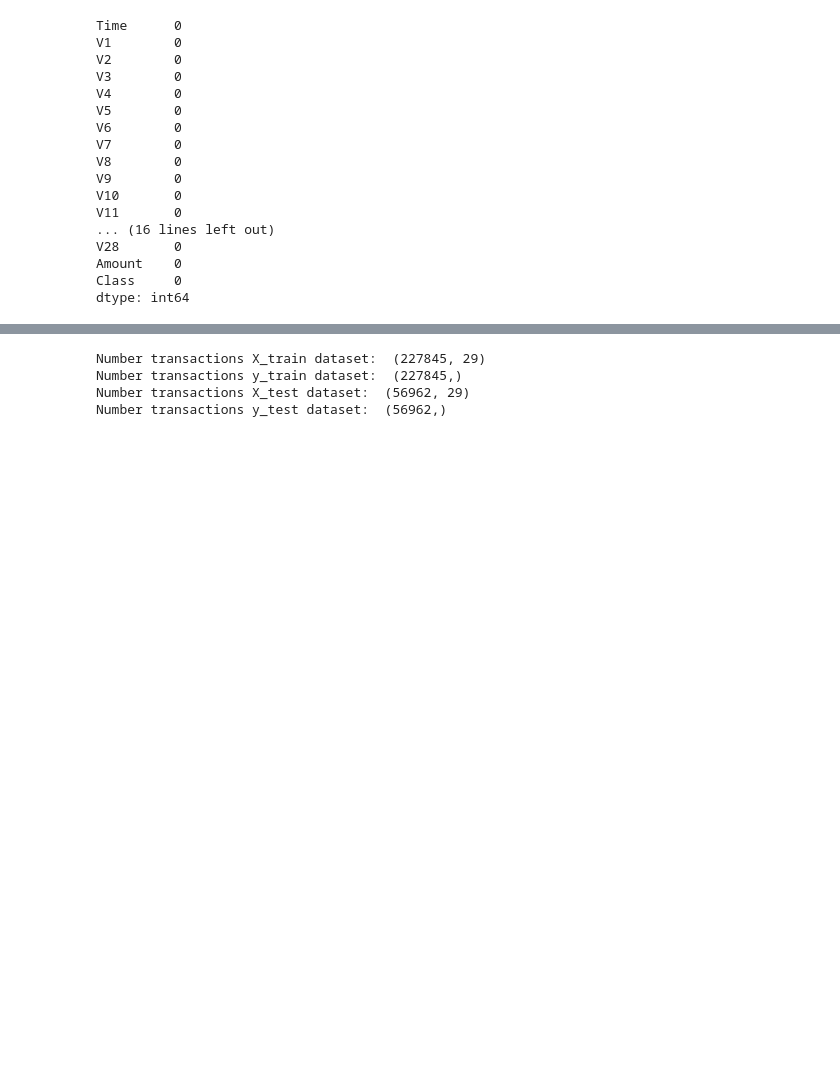
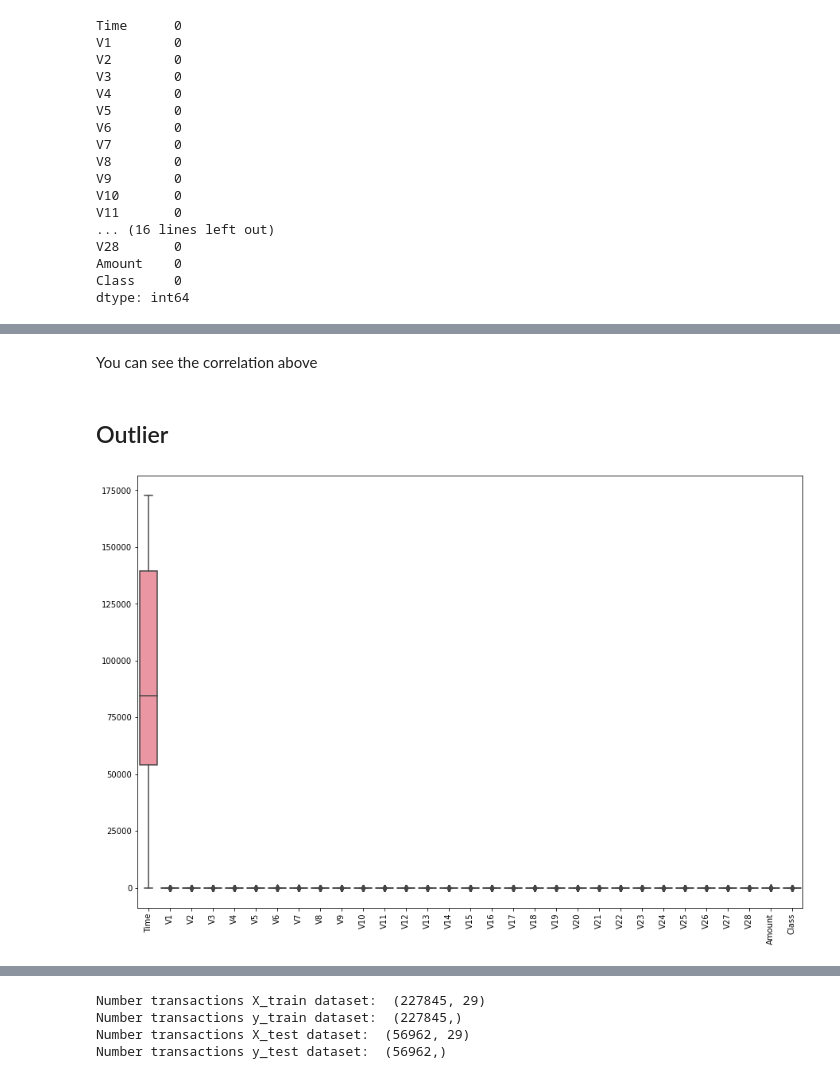
Before and after one commit to shajivmasters/Credit_Card_Fraud_Detection, a Jupyter notebook: CreditCard_Fraud_Detection.ipynb, the cells around one changed output, grey strips where cells are left out. Saved outputs shown, nothing was run; the diff lists cells and outputs as text; code cells hidden in the pictures; blank space fills up the shorter version.

```diff
--- a/CreditCard_Fraud_Detection.ipynb
+++ b/CreditCard_Fraud_Detection.ipynb
@@ -108,0 +116,11 @@ dtype: int64
+# %% [markdown]
+You can see the correlation above
+# %% [markdown]
+## Outlier
+# %%
+plt.figure(figsize=(15,10))
+sns.boxplot(data=data)
+plt.xticks(rotation=90)
+plt.show()
+# %% [output]
+[figure, added]
```
Also changed, not shown: parts of 32 cells of this notebook, 1 other file.
